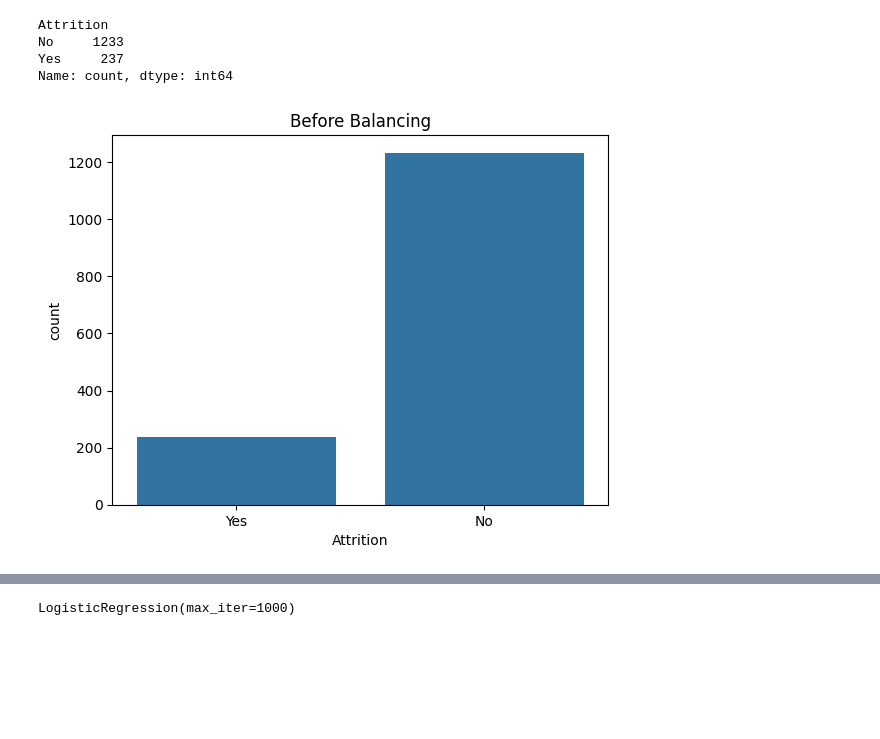
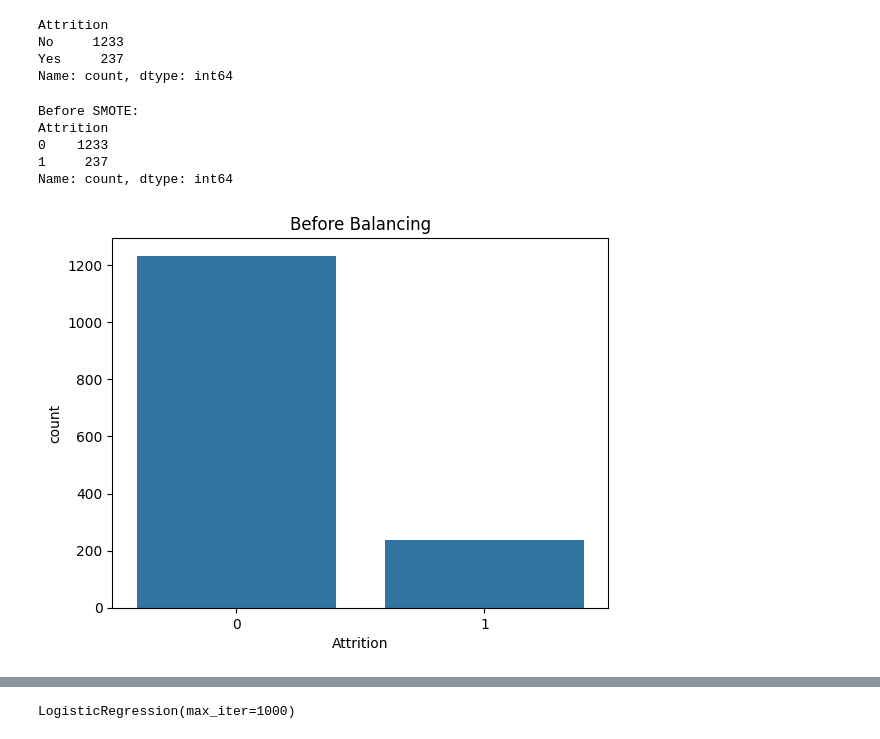
Before and after one commit to tashfeen786/STEMETA_Intership_Projects, a Jupyter notebook: IBM HR Analytics Employee Attrition & Performance/WA_Fn-UseC_-HR-Employee-Attrition.ipynb, the cells around one changed output, grey strips where cells are left out. Drawn from its saved outputs; the diff is of its cells as text; code cells hidden in the pictures; blank space fills up the shorter version.

```diff
--- a/IBM HR Analytics Employee Attrition & Performance/WA_Fn-UseC_-HR-Employee-Attrition.ipynb
+++ b/IBM HR Analytics Employee Attrition & Performance/WA_Fn-UseC_-HR-Employee-Attrition.ipynb
@@ -117,12 +117,21 @@ preprocess = ColumnTransformer([
 # %%
 
 import seaborn as sns
 import matplotlib.pyplot as plt
-sns.countplot(x='Attrition', data=data)
+# Show class distribution after SMOTE
+print("\nBefore SMOTE:")
+print(pd.Series(y).value_counts())
+sns.countplot(x=y)
+#sns.countplot(x='Attrition', data=data)
 plt.title("Before Balancing")
 plt.show()
 # %% [output]
+Before SMOTE:
+Attrition
+0    1233
+1     237
+Name: count, dtype: int64
-[figure, old version]
+[figure, new version]
 # %%
 # Split Data into Training and Testing Sets
 X_train, X_test, y_train, y_test = train_test_split(X, y, test_size=0.3, random_state=42)
```
Also changed, not shown: parts of 5 cells of this notebook.
